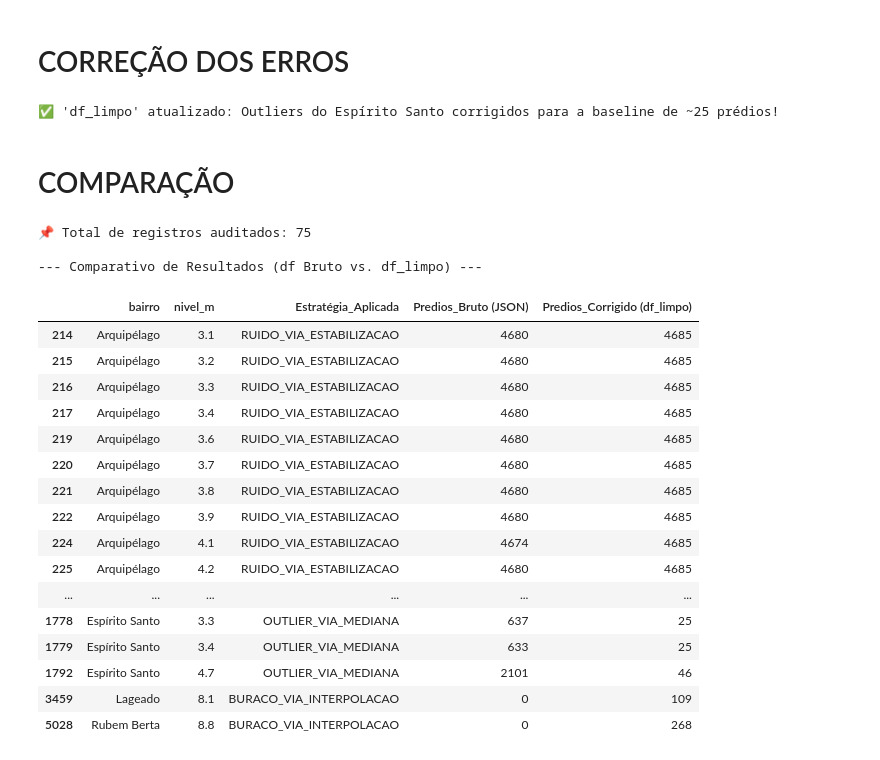
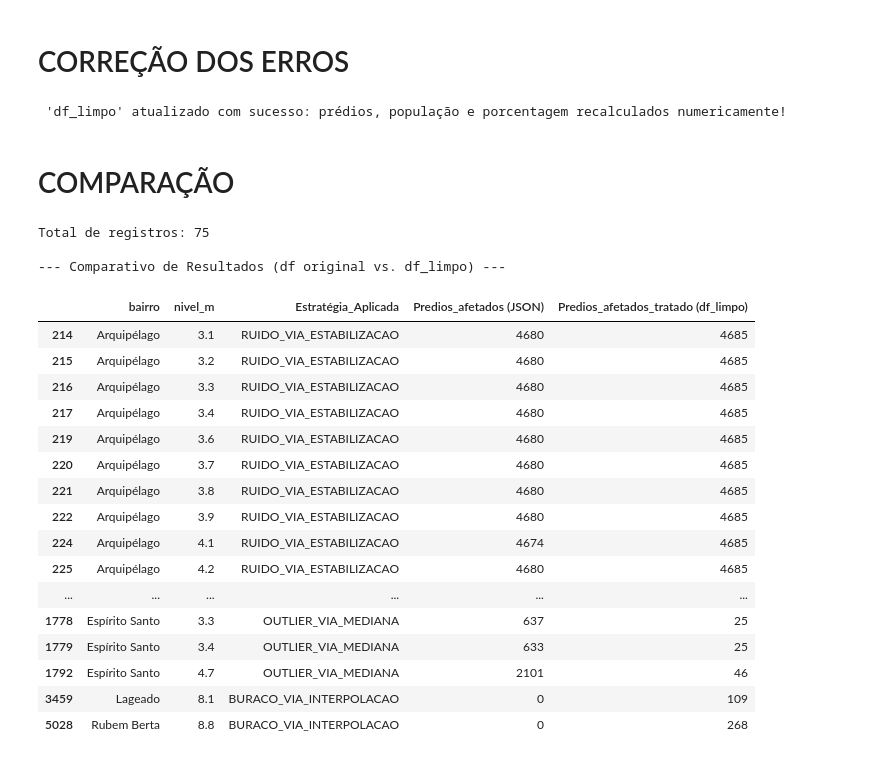
Before and after one commit to diegoborges-git/projeto-enchentes, a Jupyter notebook: notebooks/limpeza_dados.ipynb, the cells around one changed output. Saved outputs shown, nothing was run; the diff lists cells and outputs as text; code cells hidden in the pictures.

Commit message:
Cálculos matemáticos corrigidos e salvos em decimal. Na hora de exibir no dashbord pretendo informar valores abaixo de 1%, não arredondando igual ao ao json original

```diff
--- a/notebooks/limpeza_dados.ipynb
+++ b/notebooks/limpeza_dados.ipynb
@@ -232,66 +218,62 @@ display(tabela_auditoria)
 # CORREÇÃO DOS ERROS
 # %%
 
-# 1. Criar uma cópia explícita e independente para a base limpa
+# 1. Criar a cópia limpa a partir do df bruto (sem alterar o df original)
 df_limpo = df.copy()
 
 def corrigir_bairro_adaptativo(df_bairro):
-    b = df_bairro['buildings_raw'].astype(float).copy()
-    p = df_bairro['pop_raw'].astype(float).copy()
+    b = df_bairro['affected_buildings'].astype(float).copy()
     tipos = df_bairro['tipo_anomalia'].values
     n = len(b)
 
     # PASSO 1: Marcar OUTLIERS e BURACOS como NaN
-    # (Tanto o 2101 quanto o bloco inicial 637/633 viram NaN para serem eliminados)
     for i in range(n):
         if tipos[i] in ['OUTLIER_VIA_MEDIANA', 'BURACO_VIA_INTERPOLACAO']:
             b.iloc[i] = np.nan
-            p.iloc[i] = np.nan
 
-    # PASSO 2: Interpolação Linear / Preenchimento dos NaNs com os vizinhos VÁLIDOS
-    # bfill() trata o caso de o outlier estar na primeira linha (cotas 3.0m a 3.4m)
+    # PASSO 2: Interpolação Linear e preenchimento de bordas
     b = b.interpolate(method='linear').bfill().ffill()
-    p = p.interpolate(method='linear').bfill().ffill()
 
-    # PASSO 3: RUÍDOS EM PLATÔ (Garantir a monotonicidade física acumulada)
+    # PASSO 3: Retenção da Monotonicidade em Platôs (np.maximum.accumulate)
     b = np.maximum.accumulate(b.values)
-    p = np.maximum.accumulate(p.values)
 
-    return pd.DataFrame({
-        'affected_buildings': np.round(b).astype(int),
-        'affected_population': np.round(p).astype(int)
-    }, index=df_bairro.index)
+    return pd.Series(np.round(b).astype(int), index=df_bairro.index)
 
-# 2. Aplicar as correções EXCLUSIVAMENTE no df_limpo
-df_corrigido = df_limpo.groupby('bairro', group_keys=False).apply(corrigir_bairro_adaptativo)
+# 2. Corrigir os prédios afetados no df_limpo
+df_limpo['affected_buildings'] = df_limpo.groupby('bairro', group_keys=False).apply(corrigir_bairro_adaptativo)
 
-df_limpo['affected_buildings'] = df_corrigido['affected_buildings']
-df_limpo['affected_population'] = df_corrigido['affected_population']
-df_limpo['percentage'] = (df_limpo['affected_buildings'] / df_limpo['total_buildings']) * 100
+# 3. CÁLCULO DA FRAÇÃO DECIMAL CONTINUA (ex: 0.00021295..., 0.001, 0.015)
+fracao_decimal = df_limpo['affected_buildings'] / df_limpo['total_buildings']
 
-print("'df_limpo' atualizado: Outliers do Espírito Santo corrigidos para a baseline de ~25 prédios!")
+# 4. RECALCULO DA POPULAÇÃO AFETADA (Baseado na fração decimal contínua exata)
+df_limpo['affected_population'] = np.round(df_limpo['population'] * fracao_decimal).astype(int)
+
+# 5. RECALCULO DA PORCENTAGEM NUMÉRICA (%) (Mantém float numérico contínuo para cálculos/gráficos)
+df_limpo['percentage'] = fracao_decimal * 100
+
+print(" 'df_limpo' atualizado com sucesso: prédios, população e porcentagem recalculados numericamente!")
 # %% [output]
-✅ 'df_limpo' atualizado: Outliers do Espírito Santo corrigidos para a baseline de ~25 prédios!
+ 'df_limpo' atualizado com sucesso: prédios, população e porcentagem recalculados numericamente!
 # %% [markdown]
 # COMPARAÇÃO
 # %%
 # Cruzando os dados brutos de 'df' com os dados corrigidos de 'df_limpo'
 comparativo_final = pd.DataFrame({
     'bairro': df.loc[df['tem_anomalia'], 'bairro'],
     'nivel_m': df.loc[df['tem_anomalia'], 'nivel_m'],
     'Estratégia_Aplicada': df.loc[df['tem_anomalia'], 'tipo_anomalia'],
-    'Predios_Bruto (JSON)': df.loc[df['tem_anomalia'], 'buildings_raw'],
-    'Predios_Corrigido (df_limpo)': df_limpo.loc[df['tem_anomalia'], 'affected_buildings']
+    'Predios_afetados (JSON)': df.loc[df['tem_anomalia'], 'affected_buildings'],
+    'Predios_afetados_tratado (df_limpo)': df_limpo.loc[df['tem_anomalia'], 'affected_buildings']
 })
 
-print(f"Total de registros auditados: {len(comparativo_final)}\n")
-print("--- Comparativo de Resultados (df Bruto vs. df_limpo) ---")
+print(f"Total de registros: {len(comparativo_final)}\n")
+print("--- Comparativo de Resultados (df original vs. df_limpo) ---")
 display(comparativo_final)
 # %% [output]
-📌 Total de registros auditados: 75
+Total de registros: 75
 
---- Comparativo de Resultados (df Bruto vs. df_limpo) ---
+--- Comparativo de Resultados (df original vs. df_limpo) ---
-|  | bairro | nivel_m | Estratégia_Aplicada | Predios_Bruto (JSON) | Predios_Corrigido (df_limpo) |
+|  | bairro | nivel_m | Estratégia_Aplicada | Predios_afetados (JSON) | Predios_afetados_tratado (df_limpo) |
 | 214 | Arquipélago | 3.1 | RUIDO_VIA_ESTABILIZACAO | 4680 | 4685 |
 | 215 | Arquipélago | 3.2 | RUIDO_VIA_ESTABILIZACAO | 4680 | 4685 |
 | 216 | Arquipélago | 3.3 | RUIDO_VIA_ESTABILIZACAO | 4680 | 4685 |
```
Also changed, not shown: parts of 3 cells of this notebook.
